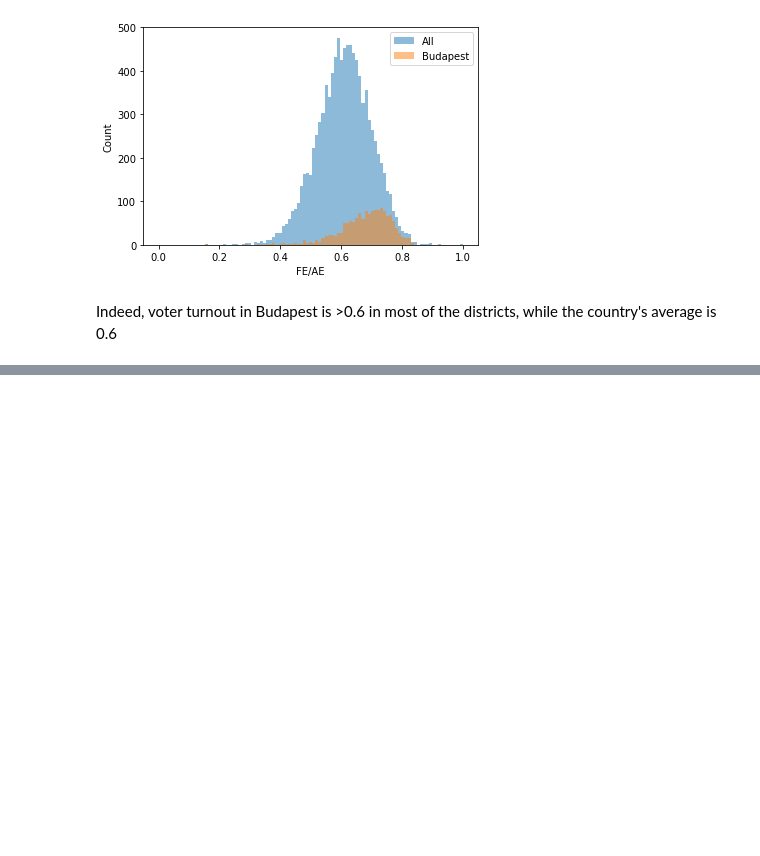
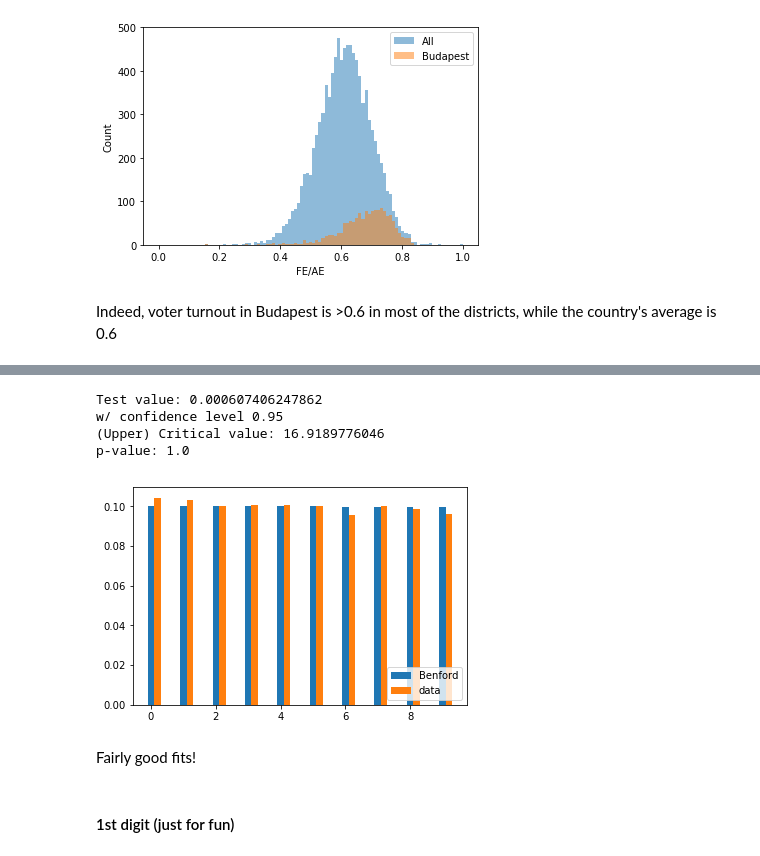
Before and after one commit to komaranna/ElectionAnalysis, a Jupyter notebook: StatisticalAnalysis.ipynb, the cells around one changed output, grey strips where cells are left out. Saved outputs shown, nothing was run; the diff lists cells and outputs as text; code cells hidden in the pictures; blank space fills up the shorter version.

```diff
--- a/StatisticalAnalysis.ipynb
+++ b/StatisticalAnalysis.ipynb
@@ -231,0 +359,3 @@ Indeed, voter turnout in Budapest is >0.6 in most of the districts, while the co
+# %%
+hypothesis4 = ComputeBenfordHypothesis(4)
+hypothesis4
@@ -231,0 +373,18 @@ Indeed, voter turnout in Budapest is >0.6 in most of the districts, while the co
+# %%
+observed4 = ChiSquareTest(fourthDigits,hypothesis4,9,0.05,0)
+# %% [output]
+Test value: 0.000607406247862
+w/ confidence level 0.95
+(Upper) Critical value: 16.9189776046
+p-value: 1.0
+# %%
+plt.bar(np.arange(0,10),hypothesis4,width=0.2,label='Benford')
+plt.bar(np.arange(0,10)+0.2,observed4,width=0.2,label='data')
+plt.legend(loc='lower right')
+plt.show()
+# %% [output]
+[figure, added]
+# %% [markdown]
+Fairly good fits!
+# %% [markdown]
+#### 1st digit (just for fun)
```
Also changed, not shown: parts of 22 cells of this notebook.
